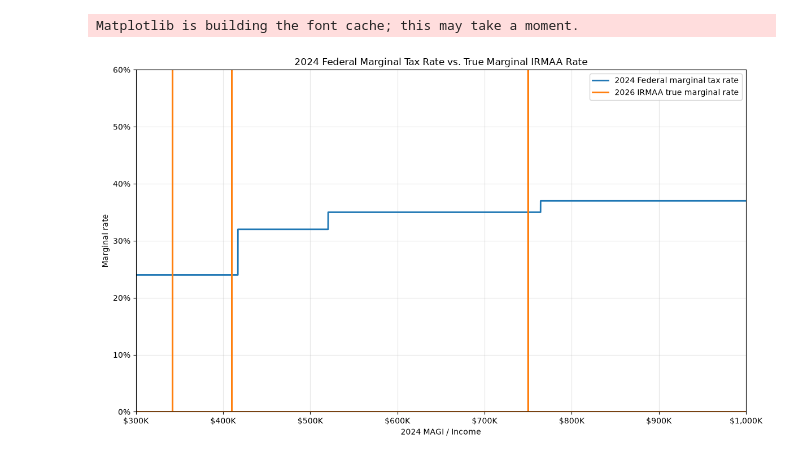
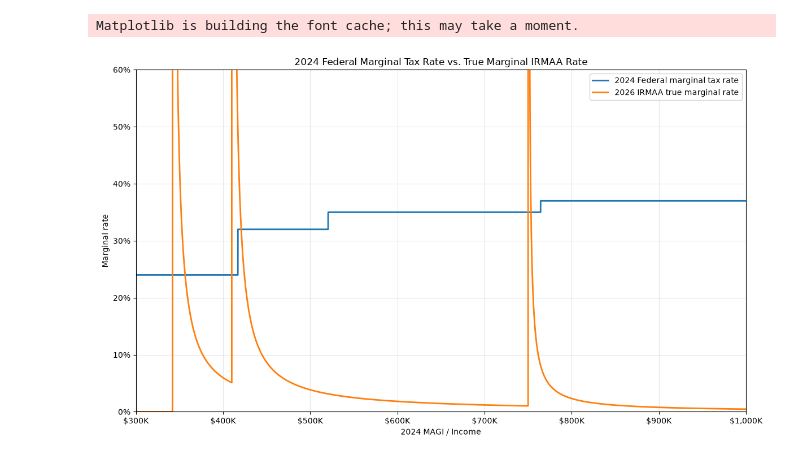
Before and after one commit to mikekistler/financial-planning, a Jupyter notebook: irmaa-analysis.ipynb, the cells around one changed output. Drawn from its saved outputs; the diff is of its cells as text; code cells hidden in the pictures.

```diff
--- a/irmaa-analysis.ipynb
+++ b/irmaa-analysis.ipynb
@@ -62,18 +62,19 @@ irmaa_thresholds = {
 }
 
 def irmaa_marginal_rate(income):
-    """
-    True marginal IRMAA rate.
+    """Return the IRMAA increase divided by income above the latest threshold."""
+    applicable_thresholds = [
+        threshold
+        for threshold in irmaa_thresholds
+        if threshold < income
+    ]
 
-    At exactly $342,001, for example:
-        $3,470.40 / $1 = 347,040%
-    """
+    if not applicable_thresholds:
+        return 0
 
-    for threshold, increase in irmaa_thresholds.items():
-        if income == threshold + 1:
-            return increase / 1
-
-    return 0
+    threshold = max(applicable_thresholds)
+    increase = irmaa_thresholds[threshold]
+    return increase / (income - threshold)
 
 
 # ------------------------------------------------------------
@@ -115,34 +116,34 @@ ax.plot(
 
 ax.set_xlim(300000, 1000000)
 
 # Change this to experiment with the vertical scale.
 # 0.60 = 60%
 ax.set_ylim(0, 0.60)
 
 ax.set_xlabel("2024 MAGI / Income")
 ax.set_ylabel("Marginal rate")
 
 ax.set_title(
     "2024 Federal Marginal Tax Rate vs. True Marginal IRMAA Rate"
 )
 
 ax.grid(True, alpha=0.3)
 ax.legend()
 
 # Format X axis as dollars
 ax.xaxis.set_major_formatter(
     plt.FuncFormatter(lambda x, p: f"${x/1000:,.0f}K")
 )
 
 # Format Y axis as percentages
 ax.yaxis.set_major_formatter(
     plt.FuncFormatter(lambda y, p: f"{y:.0%}")
 )
 
 plt.tight_layout()
 plt.show()
 # %% [output]
-[figure, old version]
+[figure, new version]
 # %%
 # Optional display tweaks can be applied here before rerendering.
 # Example: ax.set_ylim(0, 0.60)
```
